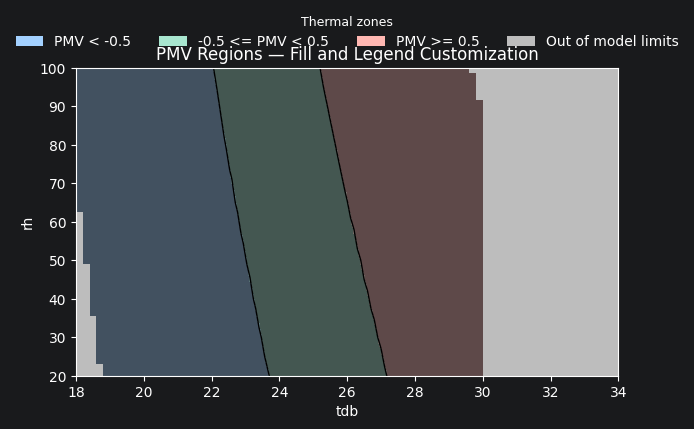
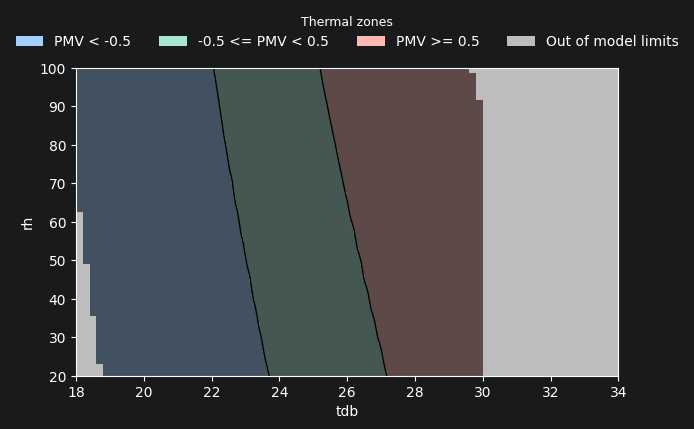
The change to this notebook cell's code, shown as a diff; its figure went from the first image to the second:
--- before
+++ after
@@ -5,5 +5,5 @@
     .set_params(vr=0.10, met=1.2, clo=0.5, wme=0.0)
     .set_regions(output="pmv", thresholds=[-0.5, 0.5])
-    .plot(title="PMV Regions — Fill and Legend Customization")
+    .plot()
 )
 

Commit: feat: enhance legend and title positioning in plots for better visibility